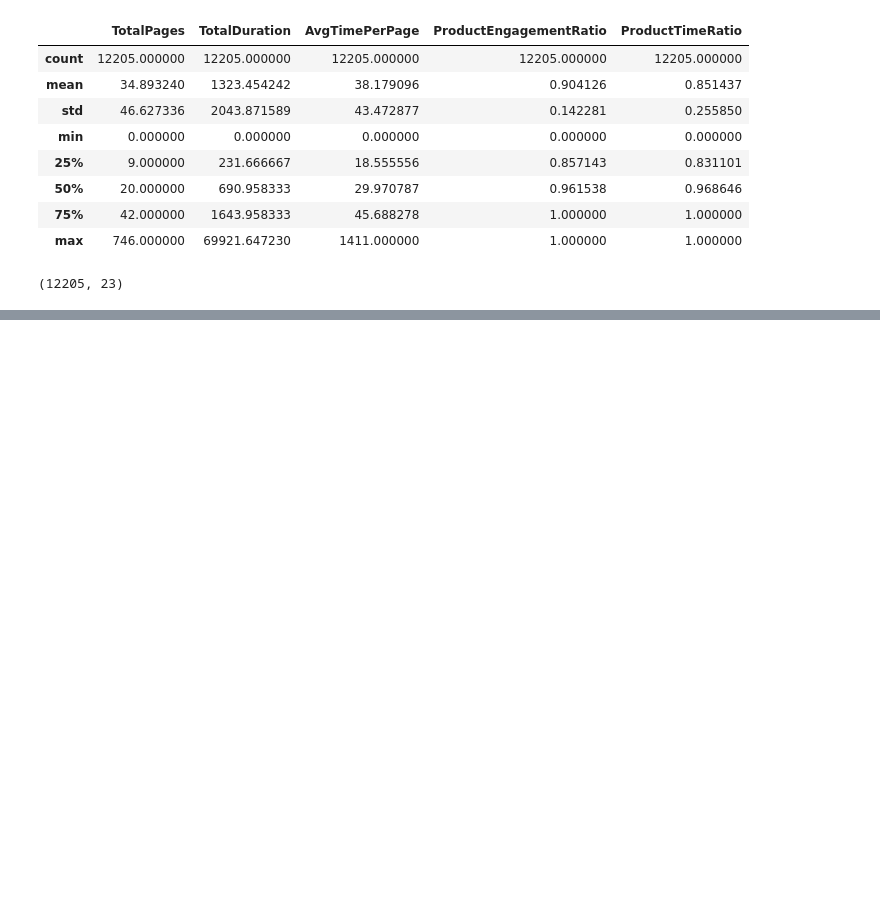
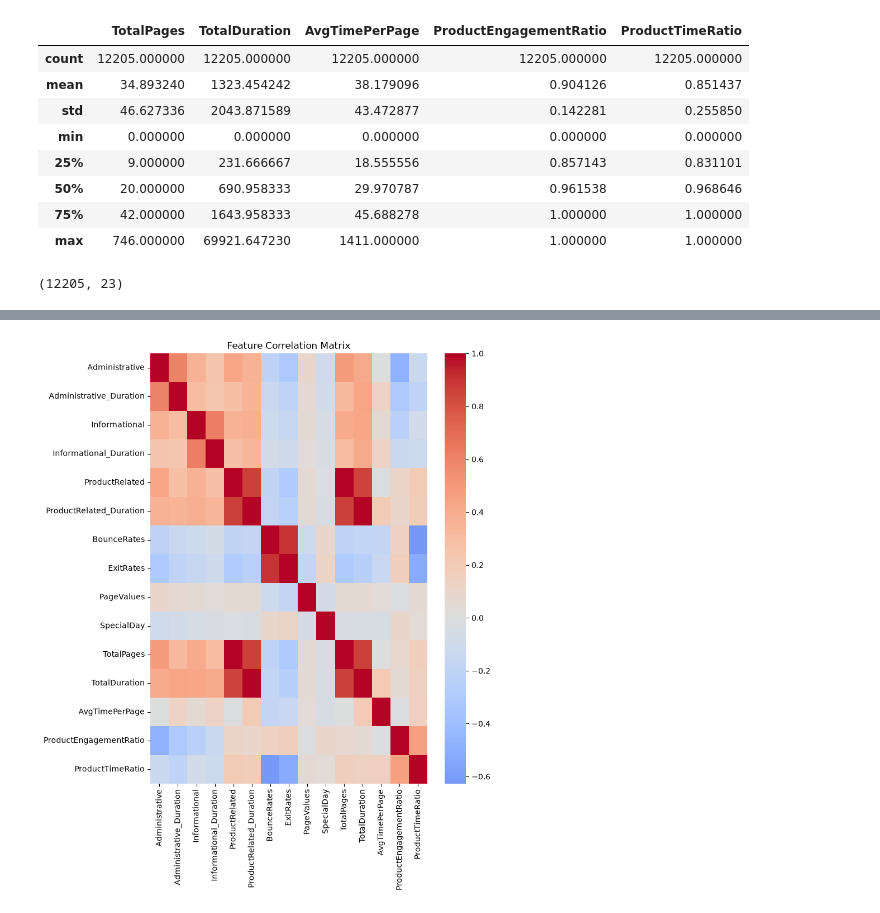
Before and after one commit to devdhruvsingh/ecommerce-purchase-predictions, a Jupyter notebook: notebooks/01_data_exploration.ipynb, the cells around one changed output, grey strips where cells are left out. Saved outputs shown, nothing was run; the diff lists cells and outputs as text; code cells hidden in the pictures; blank space fills up the shorter version.

```diff
--- a/notebooks/01_data_exploration.ipynb
+++ b/notebooks/01_data_exploration.ipynb
@@ -1117,3 +1117,13 @@ df_clean[new_features].describe()
 df_clean.shape
 # %% [output]
 (12205, 23)
+# %%
+new_features = [
+    "TotalPages",
+    "TotalDuration",
+    "AvgTimePerPage",
+    "ProductEngagementRatio",
+    "ProductTimeRatio"
+]
+
+df_clean.groupby("Revenue")[new_features].mean().T
@@ -1119,0 +1146,4 @@ df_clean.shape
+# %%
+feature_check = df_clean[numerical_columns + new_features].corr()
+
+feature_check
@@ -1119,0 +1167,13 @@ df_clean.shape
+# %%
+plt.figure(figsize = (8,10))
+
+sns.heatmap(
+    feature_check,
+    cmap = "coolwarm",
+    center = 0
+)
+
+plt.title("Feature Correlation Matrix")
+plt.show()
+# %% [output]
+[figure, added]
```
Also changed, not shown: parts of 32 cells of this notebook.
